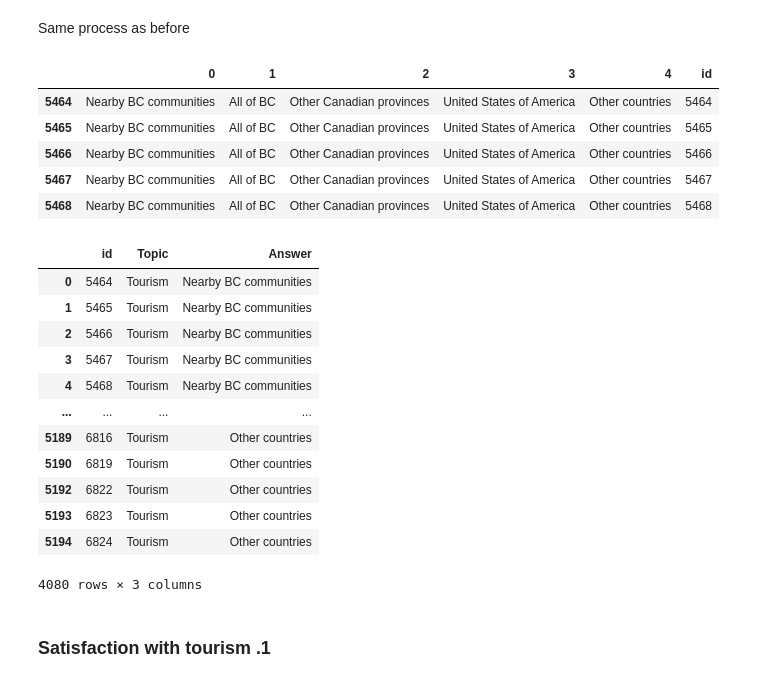
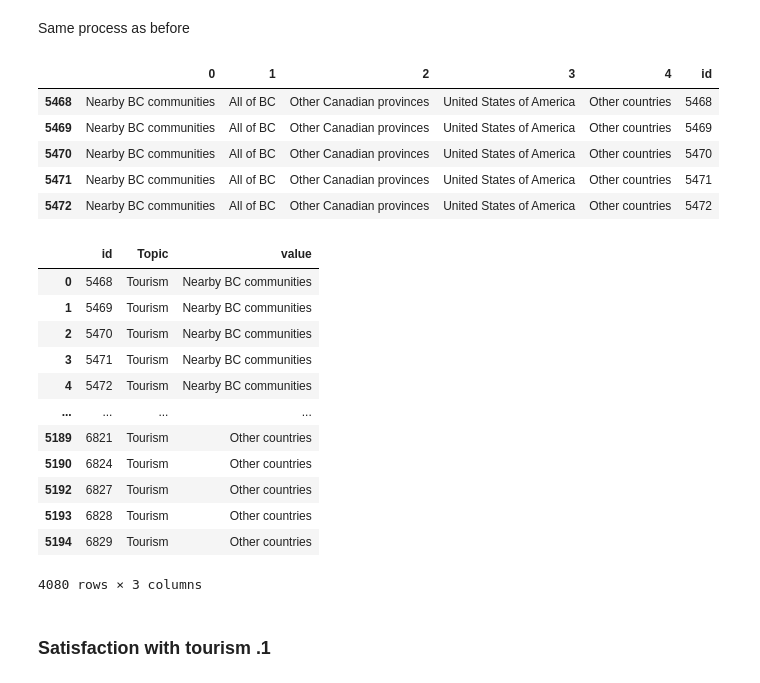
Before and after one commit to Vizzuality/tota, a Jupyter notebook: data/notebooks/local_satisfaction_data_processing.ipynb, the cells around one changed output. Drawn from its saved outputs; the diff is of its cells as text; code cells hidden in the pictures.

Commit message:
updated data prearation

```diff
--- a/data/notebooks/local_satisfaction_data_processing.ipynb
+++ b/data/notebooks/local_satisfaction_data_processing.ipynb
@@ -31,0 +89,2 @@ original_data
+# %%
+demographic_df = original_data[['id','Demographic']].copy()
@@ -32,6 +145,7 @@ original_data
 # %% [markdown]
 ## Transform to long format
 # %%
-df_long = pd.melt(original_data, id_vars=['id'], var_name='Topic', value_name='Answer')
+df_long = pd.melt(original_data, id_vars=['id'], var_name='Topic', value_name='value')
+df_long = df_long[~df_long['id'].isna()]
 df_long
 # %% [output]
@@ -50,0 +165,5 @@ df_long
+# %%
+df_long = df_long[df_long['Topic'] != 'Demographic']
+# %%
+df_long_complete = pd.merge(df_long, demographic_df, on='id', how='left')
+df_long_complete
@@ -143,36 +276,36 @@ _I would welcome visitors from: (Check all that appy)_
 # %% [markdown]
 Same process as before
 # %%
-tourism = df_long.loc[df_long['Topic'] == 'Tourism '].copy()
-tourism_exp = tourism['Answer'].dropna().str.split('|', expand=True)
+tourism = df_long_complete.loc[df_long_complete['Topic'] == 'Tourism'].copy()
+tourism_exp = tourism['value'].dropna().str.split('|', expand=True)
 tourism_exp['id'] = tourism_exp.index
 tourism_exp.head()
 # %% [output]
 |  | 0 | 1 | 2 | 3 | 4 | id |
-| 5464 | Nearby BC communities | All of BC | Other Canadian provinces | United States of America | Other countries | 5464 |
-| 5465 | Nearby BC communities | All of BC | Other Canadian provinces | United States of America | Other countries | 5465 |
-| 5466 | Nearby BC communities | All of BC | Other Canadian provinces | United States of America | Other countries | 5466 |
-| 5467 | Nearby BC communities | All of BC | Other Canadian provinces | United States of America | Other countries | 5467 |
 | 5468 | Nearby BC communities | All of BC | Other Canadian provinces | United States of America | Other countries | 5468 |
+| 5469 | Nearby BC communities | All of BC | Other Canadian provinces | United States of America | Other countries | 5469 |
+| 5470 | Nearby BC communities | All of BC | Other Canadian provinces | United States of America | Other countries | 5470 |
+| 5471 | Nearby BC communities | All of BC | Other Canadian provinces | United States of America | Other countries | 5471 |
+| 5472 | Nearby BC communities | All of BC | Other Canadian provinces | United States of America | Other countries | 5472 |
 # %%
-tourism_long = pd.melt(tourism_exp, id_vars=['id'], var_name='Topic', value_name='Answer')
+tourism_long = pd.melt(tourism_exp, id_vars=['id'], var_name='Topic', value_name='value')
 tourism_long['Topic'] = 'Tourism'
-tourism_long = tourism_long[~tourism_long['Answer'].isna()]
-tourism_long['Answer'] = tourism_long['Answer'].str.strip()
+tourism_long = tourism_long[~tourism_long['value'].isna()]
+tourism_long['value'] = tourism_long['value'].str.strip()
 tourism_long
 # %% [output]
-|  | id | Topic | Answer |
-| 0 | 5464 | Tourism | Nearby BC communities |
-| 1 | 5465 | Tourism | Nearby BC communities |
-| 2 | 5466 | Tourism | Nearby BC communities |
-| 3 | 5467 | Tourism | Nearby BC communities |
-| 4 | 5468 | Tourism | Nearby BC communities |
+|  | id | Topic | value |
+| 0 | 5468 | Tourism | Nearby BC communities |
+| 1 | 5469 | Tourism | Nearby BC communities |
+| 2 | 5470 | Tourism | Nearby BC communities |
+| 3 | 5471 | Tourism | Nearby BC communities |
+| 4 | 5472 | Tourism | Nearby BC communities |
 | ... | ... | ... | ... |
-| 5189 | 6816 | Tourism | Other countries |
-| 5190 | 6819 | Tourism | Other countries |
-| 5192 | 6822 | Tourism | Other countries |
-| 5193 | 6823 | Tourism | Other countries |
-| 5194 | 6824 | Tourism | Other countries |
+| 5189 | 6821 | Tourism | Other countries |
+| 5190 | 6824 | Tourism | Other countries |
+| 5192 | 6827 | Tourism | Other countries |
+| 5193 | 6828 | Tourism | Other countries |
+| 5194 | 6829 | Tourism | Other countries |
 4080 rows × 3 columns
 # %% [markdown]
 ### Satisfaction with tourism .1
```
Also changed, not shown: parts of 26 cells of this notebook.
